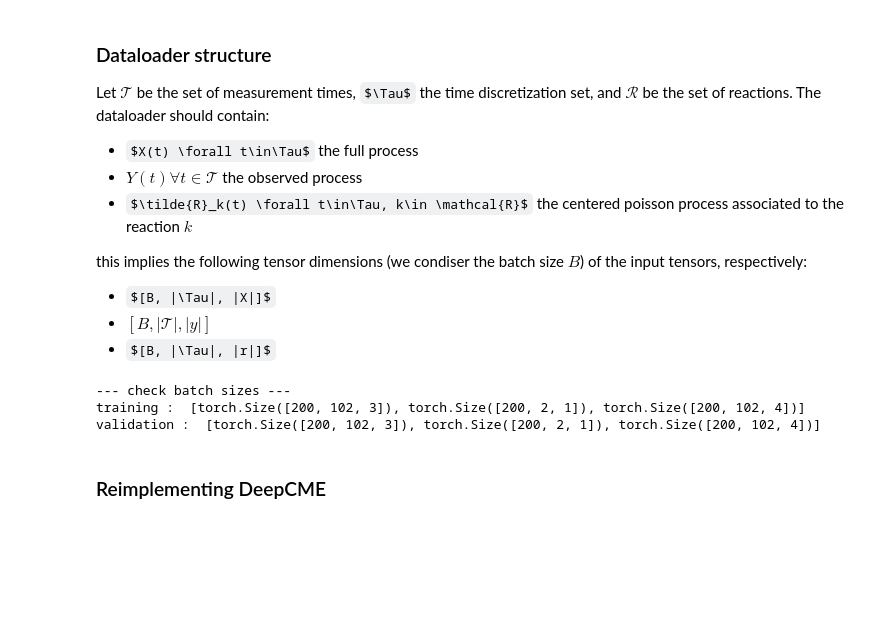
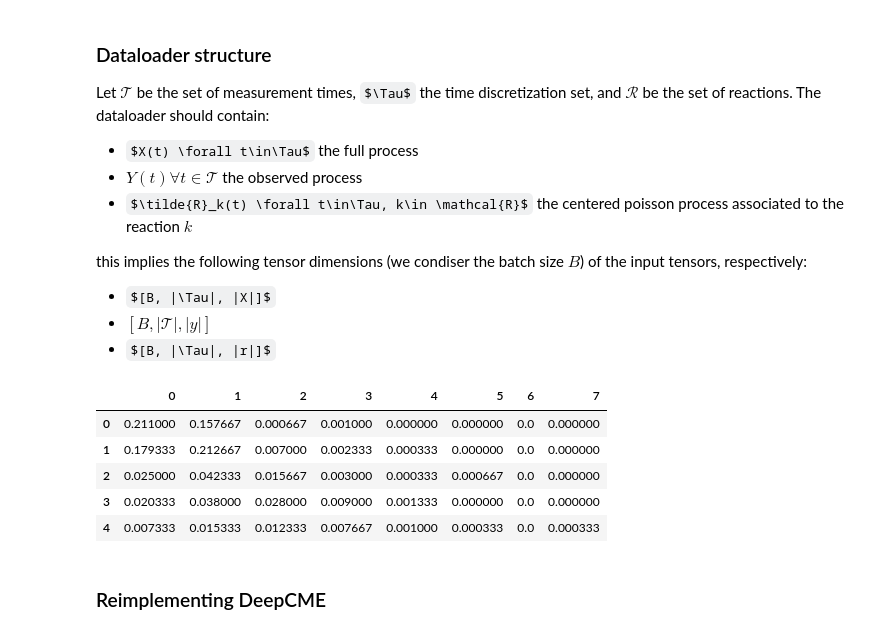
Before and after one commit to ZhouFang92/Rao-Blackwell-method-for-cell-specific-model-identification, a Jupyter notebook: testing.ipynb, the cells around one changed output. Cells and saved outputs as stored; diff of their text form; code cells hidden in the pictures; some formulas as TeX source; blank space fills up the shorter version.

```diff
--- a/testing.ipynb
+++ b/testing.ipynb
@@ -251,24 +320,64 @@ this implies the following tensor dimensions (we condiser the batch size $B$) of
 * $[B, |\mathcal{T}|, |y|]$
 * $[B, |\Tau|, |r|]$
 # %%
-# this can be done quickly by running
-import math
-n_samples = 1000  # p in the paper
-batch_size = 200 #int(math.sqrt(n_samples))
+# # this can be done quickly by running
+# import math
+# n_samples = 1000  # p in the paper
+# batch_size = 100 #int(math.sqrt(n_samples))
 
-n_Y_measurements = 2 # n in the paper
-n_X_measurements_between_Y_measurements = 100 # m_bar-2 in the paper
+# n_Y_measurements = 2 # n in the paper
+# n_X_measurements_between_Y_measurements = 100 # m_bar-2 in the paper
 
-dataset = run_SSA_for_filtering(MI, initial_states, parameter_values, tf, n_Y_measurements, n_X_measurements_between_Y_measurements, n_samples=n_samples)
-train_dataset, val_dataset, Xtimes, Ytimes = CRN_simulations_to_dataloaders(dataset, batch_size, test_split=0.2)
+# dataset = run_SSA_for_filtering(MI, initial_states, parameter_values, tf, n_Y_measurements, n_X_measurements_between_Y_measurements, n_samples=n_samples)
+# train_dataset, val_dataset, Xtimes, Ytimes = CRN_simulations_to_dataloaders(dataset, batch_size, test_split=0.2)
 
-print("--- check batch sizes ---")
-print("training : ", [x.shape for x in next(iter(train_dataset))])
-print("validation : ", [x.shape for x in next(iter(val_dataset))])
+# print("--- check batch sizes ---")
+# print("training : ", [x.shape for x in next(iter(train_dataset))])
+# print("validation : ", [x.shape for x in next(iter(val_dataset))])
-# %% [output]
---- check batch sizes ---
-training :  [torch.Size([200, 102, 3]), torch.Size([200, 2, 1]), torch.Size([200, 102, 4])]
-validation :  [torch.Size([200, 102, 3]), torch.Size([200, 2, 1]), torch.Size([200, 102, 4])]
+# %%
+# use SSA to compute the conditional expectations:
+
+n_samples = 1000  # p in the paper
+batch_size = 250 #int(math.sqrt(n_samples))
+
+n_Y_measurements = 3 # n in the paper
+n_X_measurements_between_Y_measurements = 100 # m_bar-2 in the paper
+
+dataset = run_SSA_for_filtering(MI, initial_states, parameter_values, tf, n_Y_measurements, n_X_measurements_between_Y_measurements, n_samples=n_samples)
+#train_dataset, val_dataset, Xtimes, Ytimes = CRN_simulations_to_dataloaders(dataset, batch_size, test_split=0.2)
+train_dataset, val_dataset, Xtimes, Ytimes = CRN_simulations_to_dataloaders(dataset, batch_size, test_split=0.2)
+# %%
+finalX = torch.tensor(dataset['X'])[:, -1].flatten()
+initialX = torch.tensor(dataset['X'])[:, 0].flatten()
+
+
+import pandas as pd
+
+conditional_probability = torch.zeros(int(max(initialX))+1, int(max(finalX))+1)
+for i in range(int(max(initialX))+1):
+    for j in range(int(max(finalX))+1):
+        # select the rows where the initial state is i and the final state is j
+        try:
+            conditional_probability[i, j] = torch.sum((initialX == i) & (finalX == j)).item() / finalX.shape[0]
+        except:
+            conditional_probability[i, j] = 0
+
+
+# convert to pandas
+df = pd.DataFrame(conditional_probability.numpy())
+
+df
+
+# divide each column by the sum of the column
+# df = df.div(df.sum(axis=1), axis=1)
+# df
+# %% [output]
+|  | 0 | 1 | 2 | 3 | 4 | 5 | 6 | 7 |
+| 0 | 0.211000 | 0.157667 | 0.000667 | 0.001000 | 0.000000 | 0.000000 | 0.0 | 0.000000 |
+| 1 | 0.179333 | 0.212667 | 0.007000 | 0.002333 | 0.000333 | 0.000000 | 0.0 | 0.000000 |
+| 2 | 0.025000 | 0.042333 | 0.015667 | 0.003000 | 0.000333 | 0.000667 | 0.0 | 0.000000 |
+| 3 | 0.020333 | 0.038000 | 0.028000 | 0.009000 | 0.001333 | 0.000000 | 0.0 | 0.000000 |
+| 4 | 0.007333 | 0.015333 | 0.012333 | 0.007667 | 0.001000 | 0.000333 | 0.0 | 0.000333 |
 # %% [markdown]
 ### Reimplementing DeepCME
 # %%
```
Also changed, not shown: parts of 33 cells of this notebook, 4 other files.
